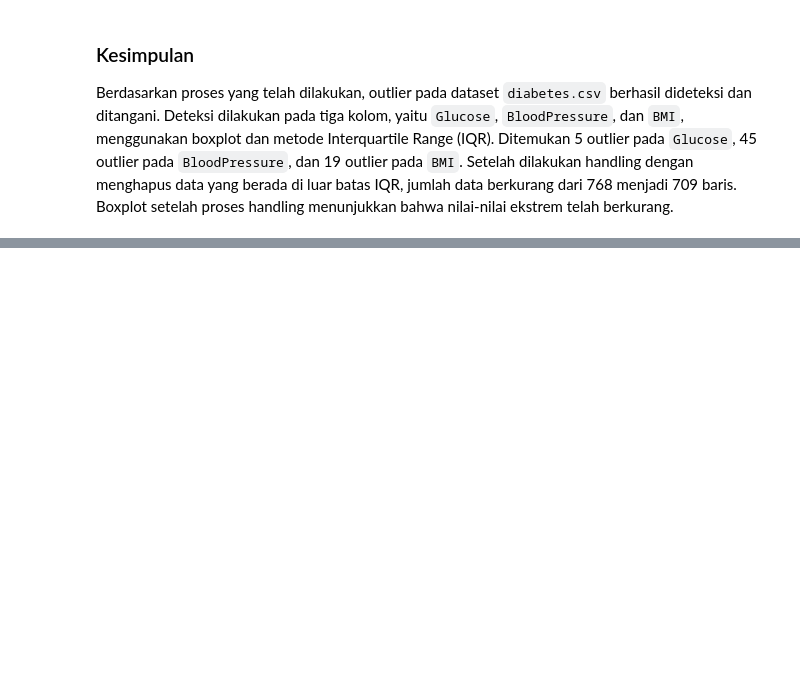
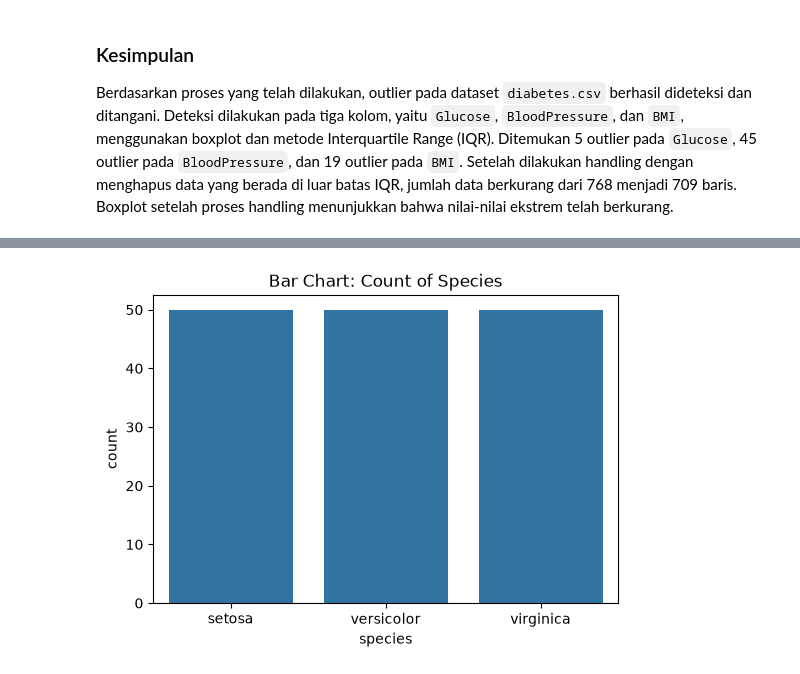
Before and after one commit to aldooo777/Certan, a Jupyter notebook: week 2/sesi 3/tugas_1_42324032_AldoSitorus.ipynb, the cells around one changed output, grey strips where cells are left out. Saved outputs shown, nothing was run; the diff lists cells and outputs as text; code cells hidden in the pictures; blank space fills up the shorter version.

```diff
--- a/week 2/sesi 3/tugas_1_42324032_AldoSitorus.ipynb
+++ b/week 2/sesi 3/tugas_1_42324032_AldoSitorus.ipynb
@@ -577,0 +601,8 @@ Berdasarkan proses yang telah dilakukan, outlier pada dataset `diabetes.csv` ber
+# %%
+# 2. Bar Chart → Count per category
+plt.figure(figsize=(6,4))
+sns.countplot(x="species", data=df)
+plt.title("Bar Chart: Count of Species")
+plt.show()
+# %% [output]
+[figure, added]
```
Also changed, not shown: parts of 11 cells of this notebook.
